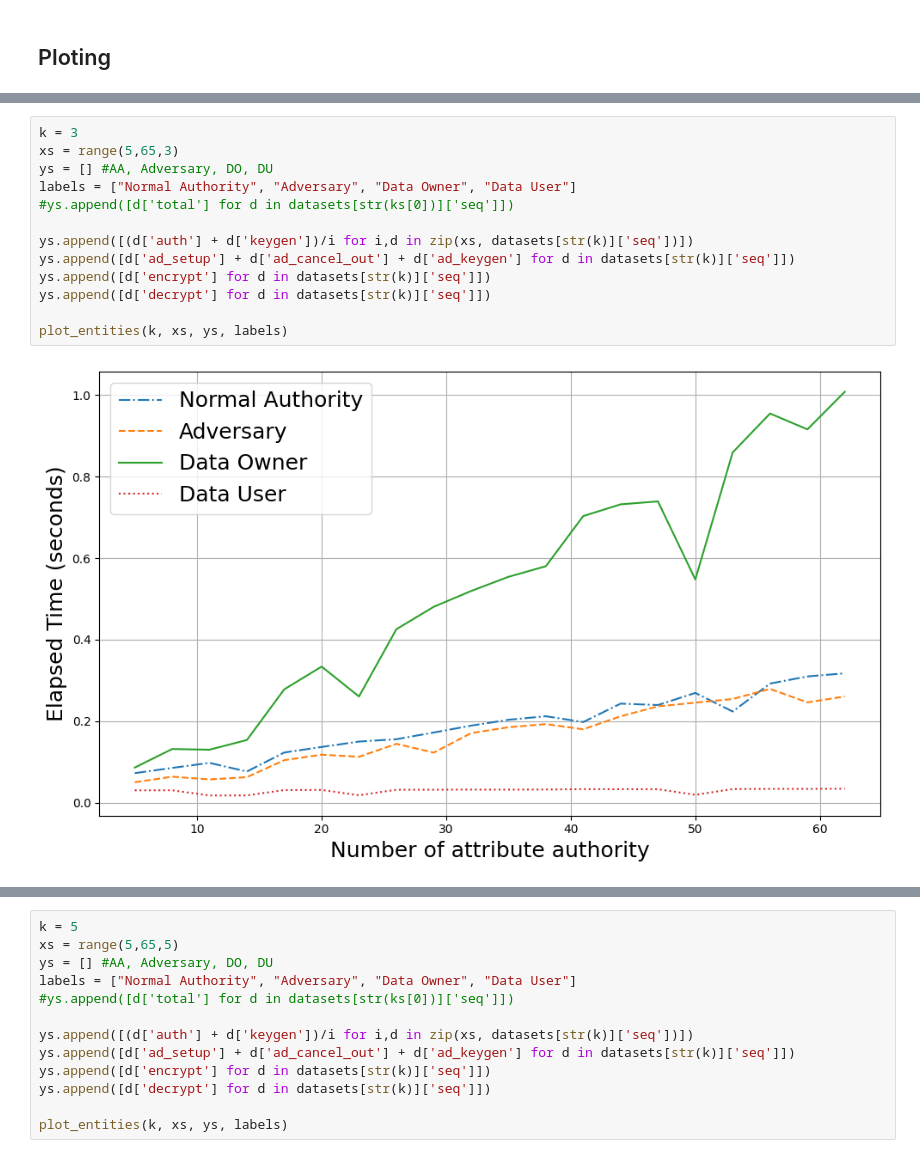
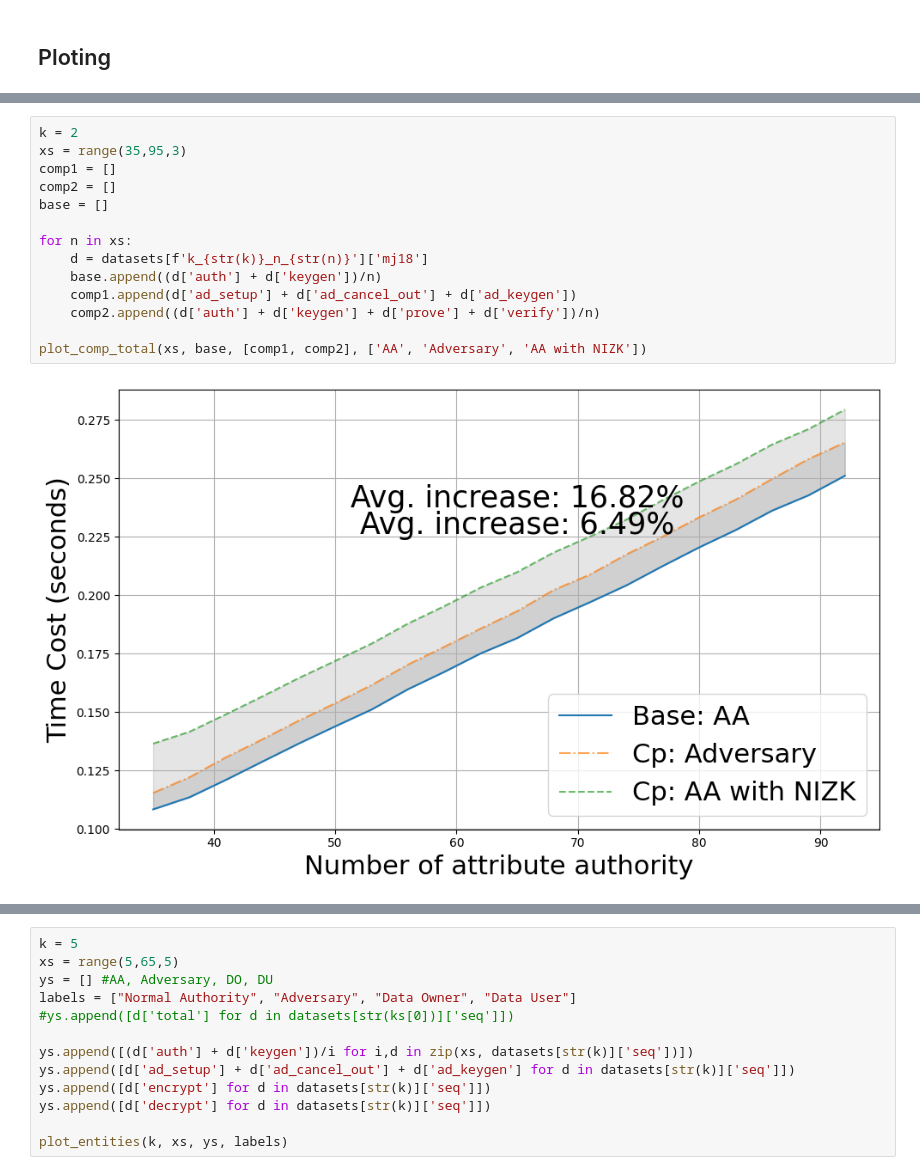
Before and after one commit to Guy1m0/Attack-on-IPPE, a Jupyter notebook: TrustCom.ipynb, the cells around one changed output, grey strips where cells are left out. Cells and saved outputs as stored; diff of their text form.

```diff
--- a/TrustCom.ipynb
+++ b/TrustCom.ipynb
@@ -91,15 +156,16 @@ plot_entities(k, xs, ys, labels)
-# %%
-k = 3
-xs = range(5,65,3)
-ys = [] #AA, Adversary, DO, DU
-labels = ["Normal Authority", "Adversary", "Data Owner", "Data User"]
-#ys.append([d['total'] for d in datasets[str(ks[0])]['seq']])
-
-ys.append([(d['auth'] + d['keygen'])/i for i,d in zip(xs, datasets[str(k)]['seq'])])
-ys.append([d['ad_setup'] + d['ad_cancel_out'] + d['ad_keygen'] for d in datasets[str(k)]['seq']])
-ys.append([d['encrypt'] for d in datasets[str(k)]['seq']])
-ys.append([d['decrypt'] for d in datasets[str(k)]['seq']])
-
-plot_entities(k, xs, ys, labels)
-# %% [output]
-[figure, removed]
+# %%
+k = 2
+xs = range(35,95,3)
+comp1 = []
+comp2 = []
+base = []
+
+for n in xs:
+    d = datasets[f'k_{str(k)}_n_{str(n)}']['mj18']
+    base.append((d['auth'] + d['keygen'])/n)
+    comp1.append(d['ad_setup'] + d['ad_cancel_out'] + d['ad_keygen'])
+    comp2.append((d['auth'] + d['keygen'] + d['prove'] + d['verify'])/n)
+
+plot_comp_total(xs, base, [comp1, comp2], ['AA', 'Adversary', 'AA with NIZK'])
+# %% [output]
+[figure, added]
```
Also changed, not shown: parts of 17 cells of this notebook.
